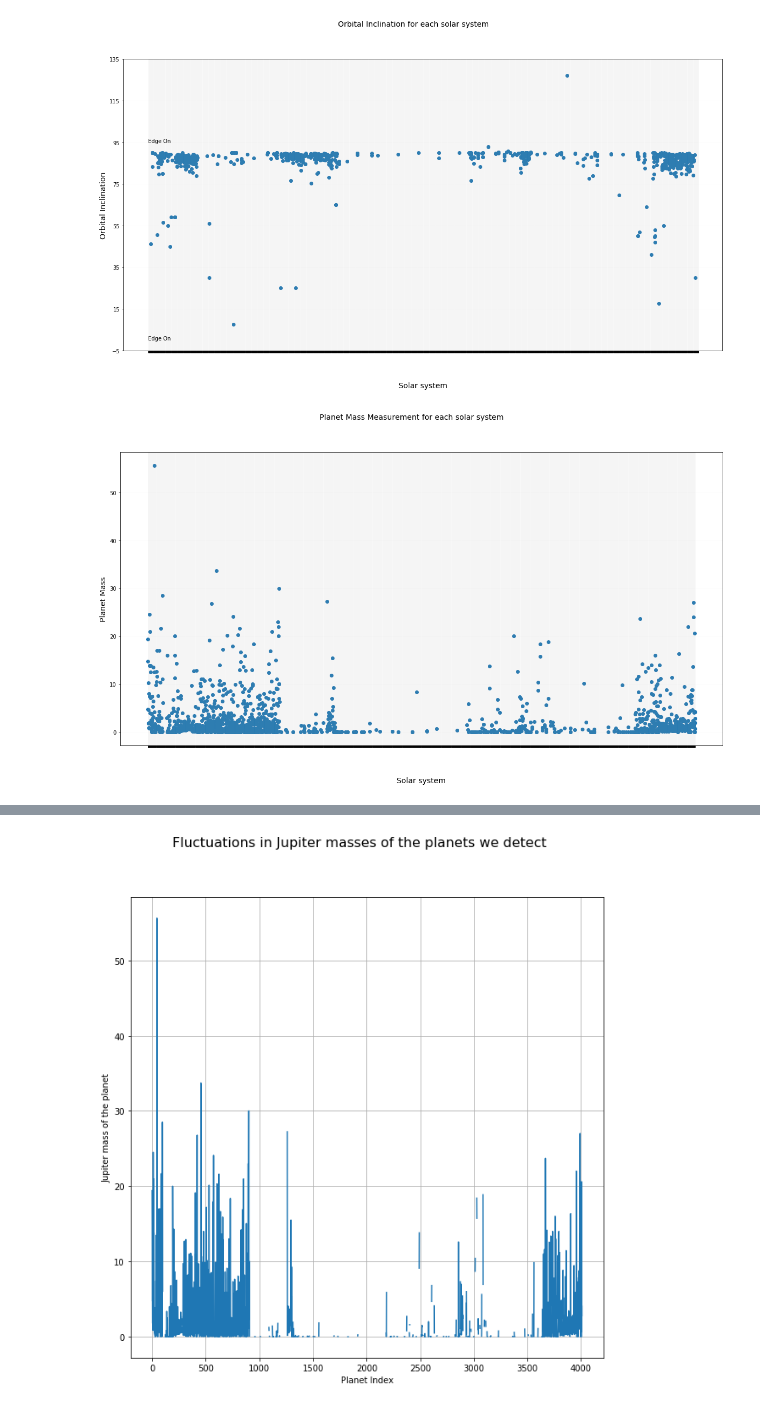
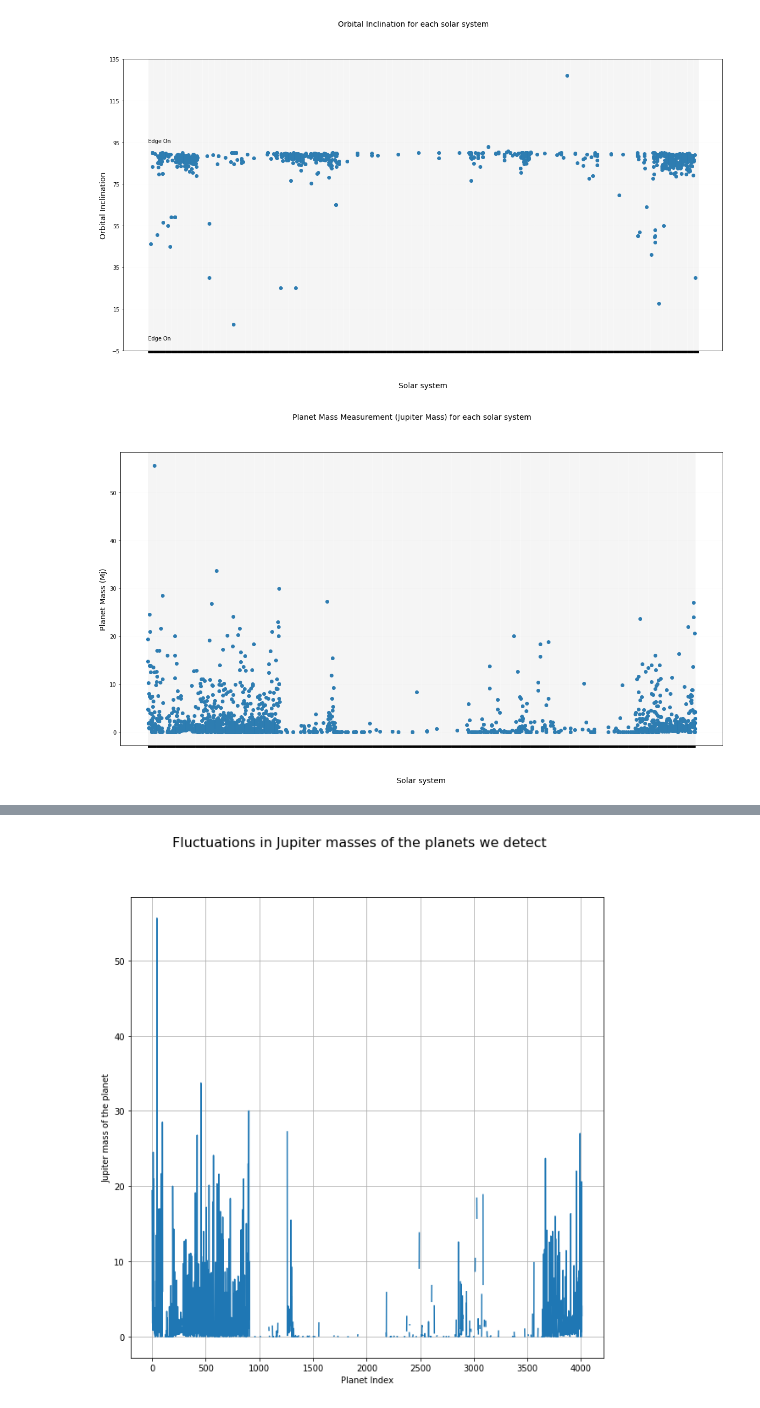
Before and after one commit to coderXmachina2/infographicaGalactica, a Jupyter notebook: scripts/exoPlanetProbing.ipynb, the cells around one changed output, grey strips where cells are left out. Drawn from its saved outputs; the diff is of its cells as text; code cells hidden in the pictures.

```diff
--- a/scripts/exoPlanetProbing.ipynb
+++ b/scripts/exoPlanetProbing.ipynb
@@ -211,18 +252,18 @@ plt.show()
 # %%
 fig = plt.figure(figsize=(20,10))
 plt.scatter(data['pl_hostname'], data['pl_bmassj']  )
-fig.suptitle('Planet Mass Measurement for each solar system', fontsize=14)
+fig.suptitle('Planet Mass Measurement (Jupiter Mass) for each solar system', fontsize=14)
 plt.xlabel('Solar system', fontsize=14)
-plt.ylabel('Planet Mass', fontsize=14)
+plt.ylabel('Planet Mass (Mj)', fontsize=14)
 
 #plt.yticks(np.arange(-5, 140, step=20))
 plt.xticks(rotation=45, fontsize=4, alpha = 0.0001)
 #plt.text(0,95, "Edge On", fontsize = 10)
 
 #plt.text(0,0, "Edge On", fontsize = 10)
 
 plt.grid(alpha = 0.05)
-plt.savefig('/Users/ultra/Desktop/theJects/infographicaGalactica/Vissies/planet_mass_inclination.png')
+plt.savefig('/Users/ultra/Desktop/theJects/infographicaGalactica/Vissies/planet_mass_measure.png')
 plt.show()
 # %% [output]
-[figure, old version]
+[figure, new version]
```
Also changed, not shown: parts of 6 cells of this notebook, 5 other files.
